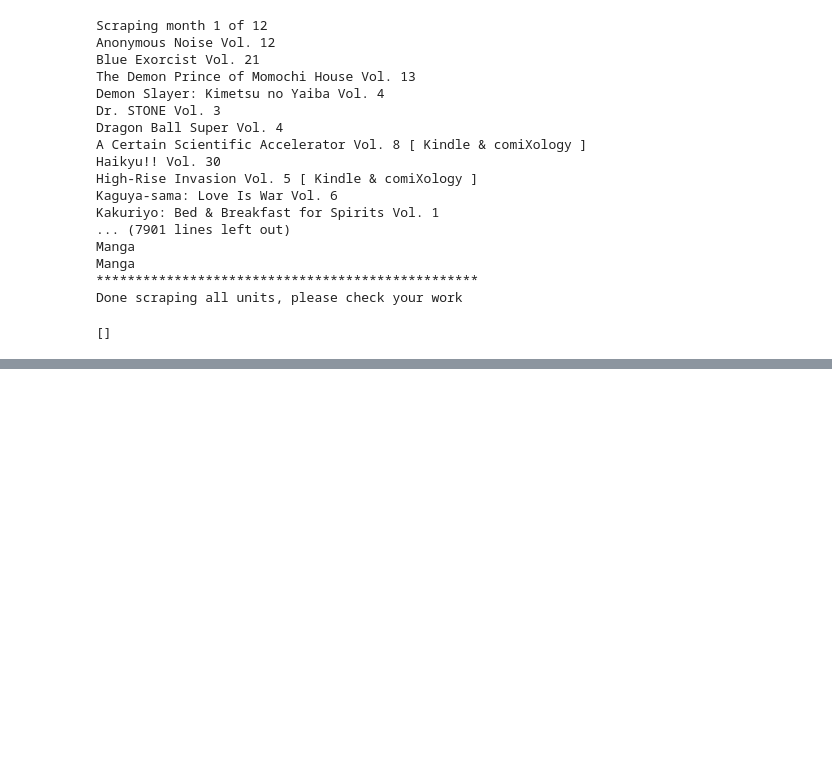
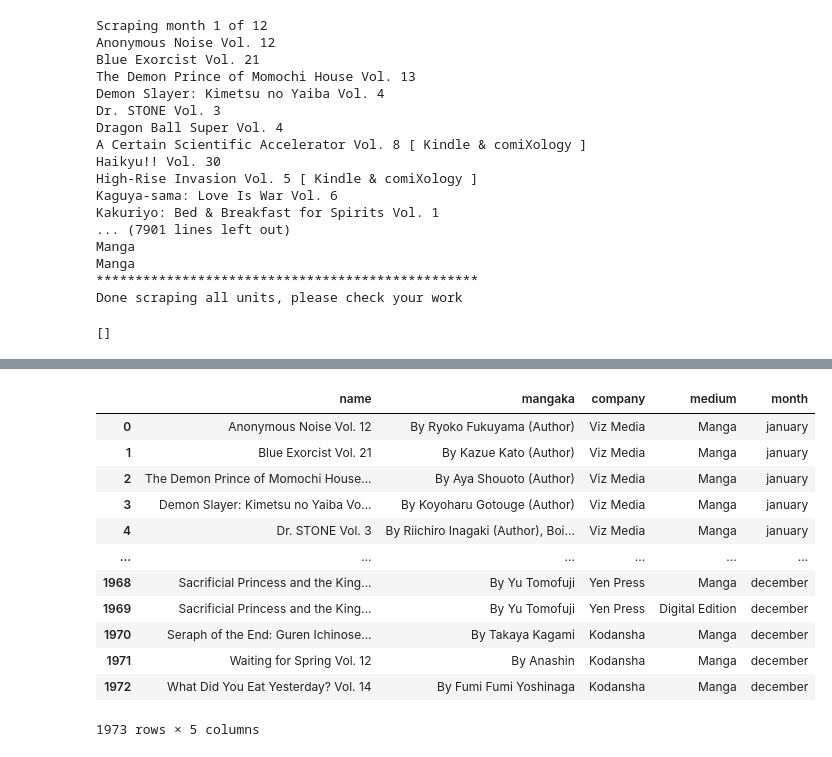
Before and after one commit to sajinashresthacoding/mangaka-scrape, a Jupyter notebook: scraping_notebooks/final_2019_scrape_attempt.ipynb, the cells around one changed output, grey strips where cells are left out. Saved outputs shown, nothing was run; the diff lists cells and outputs as text; code cells hidden in the pictures; blank space fills up the shorter version.

```diff
--- a/scraping_notebooks/testingCorrections_2019_scrape_attempt.ipynb
+++ b/scraping_notebooks/final_2019_scrape_attempt.ipynb
@@ -308 +278,31 @@ df_2019
+# %%
+##clean up dataframe
+df_2019 = df_2019.replace('https://yattatachi.com/january-2019-manga-light-novel-book-releases', 'january').replace('https://yattatachi.com/february-2019-manga-light-novel-book-releases', 'february')
+# %%
+df_2019 = df_2019.replace({'https://yattatachi.com/march-2019-manga-light-novel-book-releases': 'march',
+                          'https://yattatachi.com/april-2019-manga-light-novel-book-releases': 'april',
+                          'https://yattatachi.com/may-2019-manga-light-novel-book-releases': 'may',
+                          'https://yattatachi.com/june-2019-manga-light-novel-book-releases': 'june',
+                          'https://yattatachi.com/july-2019-manga-light-novel-book-releases': 'july',
+                          'https://yattatachi.com/august-2019-manga-light-novel-book-releases': 'august',
+                          'https://yattatachi.com/september-2019-manga-light-novel-releases': 'september',
+                          'https://yattatachi.com/october-2019-manga-light-novel-books-releases': 'october',
+                          'https://yattatachi.com/november-2019-manga-light-novel-book-releases': 'november',
+                          'https://yattatachi.com/december-2019-manga-light-novel-book-releases': 'december'})
+# %%
+df_2019
+# %% [output]
+|  | name | mangaka | company | medium | month |
+| 0 | Anonymous Noise Vol. 12 | By Ryoko Fukuyama (Author) | Viz Media | Manga | january |
+| 1 | Blue Exorcist Vol. 21 | By Kazue Kato (Author) | Viz Media | Manga | january |
+| 2 | The Demon Prince of Momochi House... | By Aya Shouoto (Author) | Viz Media | Manga | january |
+| 3 | Demon Slayer: Kimetsu no Yaiba Vo... | By Koyoharu Gotouge (Author) | Viz Media | Manga | january |
+| 4 | Dr. STONE Vol. 3 | By Riichiro Inagaki (Author), Boi... | Viz Media | Manga | january |
+| ... | ... | ... | ... | ... | ... |
+| 1968 | Sacrificial Princess and the King... | By Yu Tomofuji | Yen Press | Manga | december |
+| 1969 | Sacrificial Princess and the King... | By Yu Tomofuji | Yen Press | Digital Edition | december |
+| 1970 | Seraph of the End: Guren Ichinose... | By Takaya Kagami | Kodansha | Manga | december |
+| 1971 | Waiting for Spring Vol. 12 | By Anashin | Kodansha | Manga | december |
+| 1972 | What Did You Eat Yesterday? Vol. 14 | By Fumi Fumi Yoshinaga | Kodansha | Manga | december |
+1973 rows × 5 columns
 # %%
```
Also changed, not shown: parts of 12 cells of this notebook, 1 other file.
